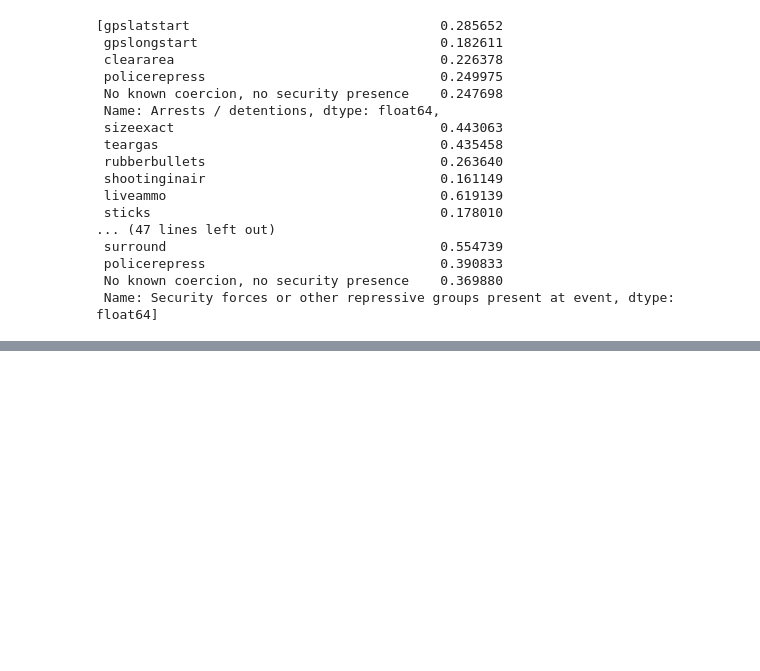
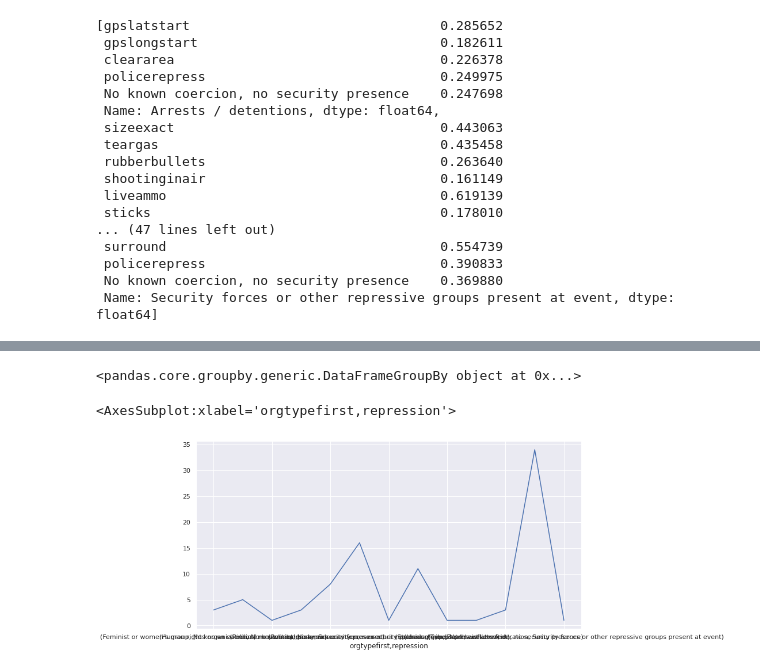
Before and after one commit to NoahDarwich/portest, a Jupyter notebook: notebooks/iraq_exploration.ipynb, the cells around one changed output, grey strips where cells are left out. Cells and saved outputs as stored; diff of their text form; code cells hidden in the pictures; blank space fills up the shorter version.

Commit message:
built plotting function

```diff
--- a/notebooks/iraq_exploration.ipynb
+++ b/notebooks/iraq_exploration.ipynb
@@ -243,0 +240,10 @@ highly_correlated_parameters
+# %%
+orgnizer = data.groupby('orgtypefirst')
+orgnizer
+# %% [output]
+<pandas.core.groupby.generic.DataFrameGroupBy object at 0x...>
+# %%
+data.groupby('orgtypefirst')['repression'].value_counts().plot()
+# %% [output]
+<AxesSubplot:xlabel='orgtypefirst,repression'>
+[figure, added]
```
Also changed, not shown: parts of 19 cells of this notebook.
